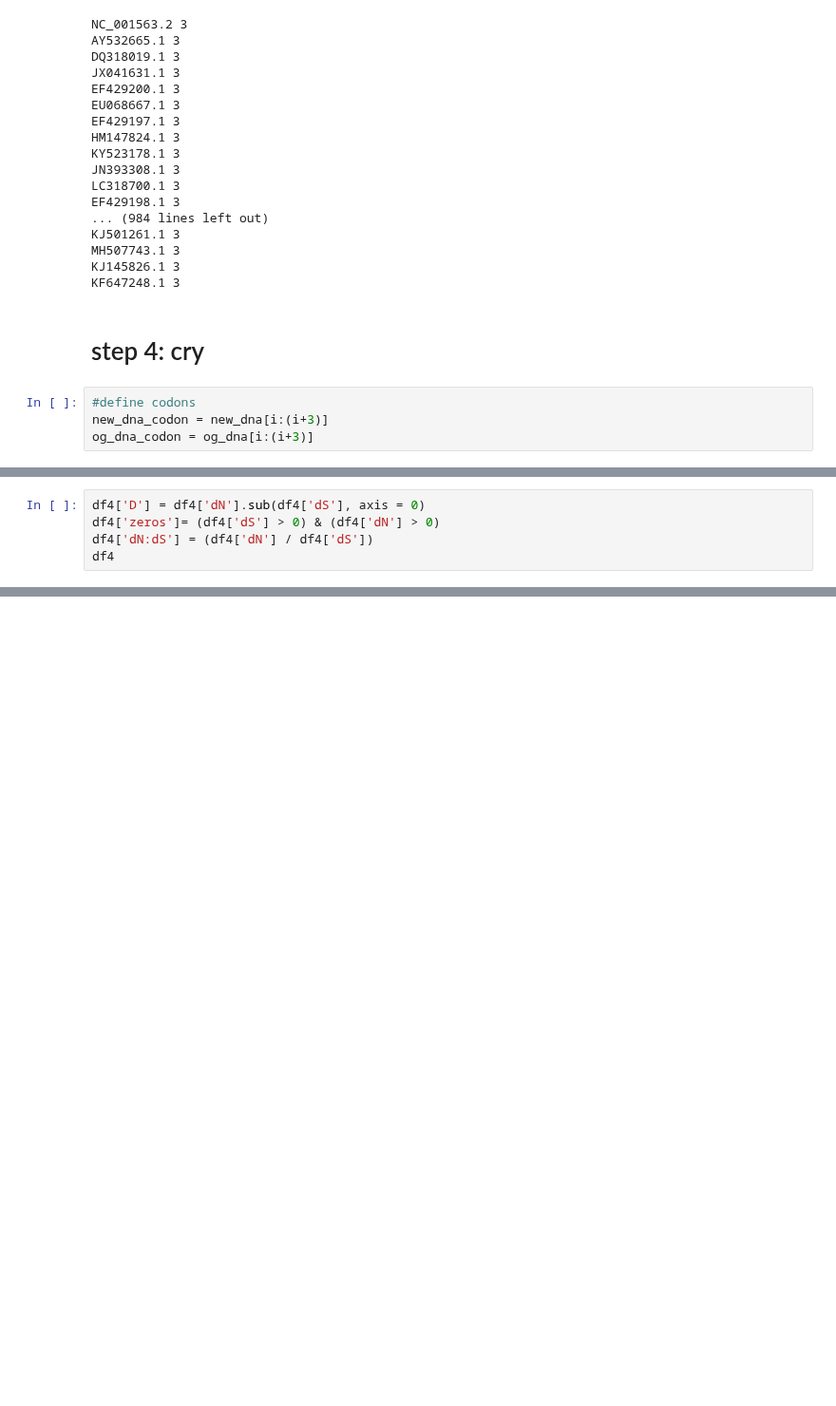
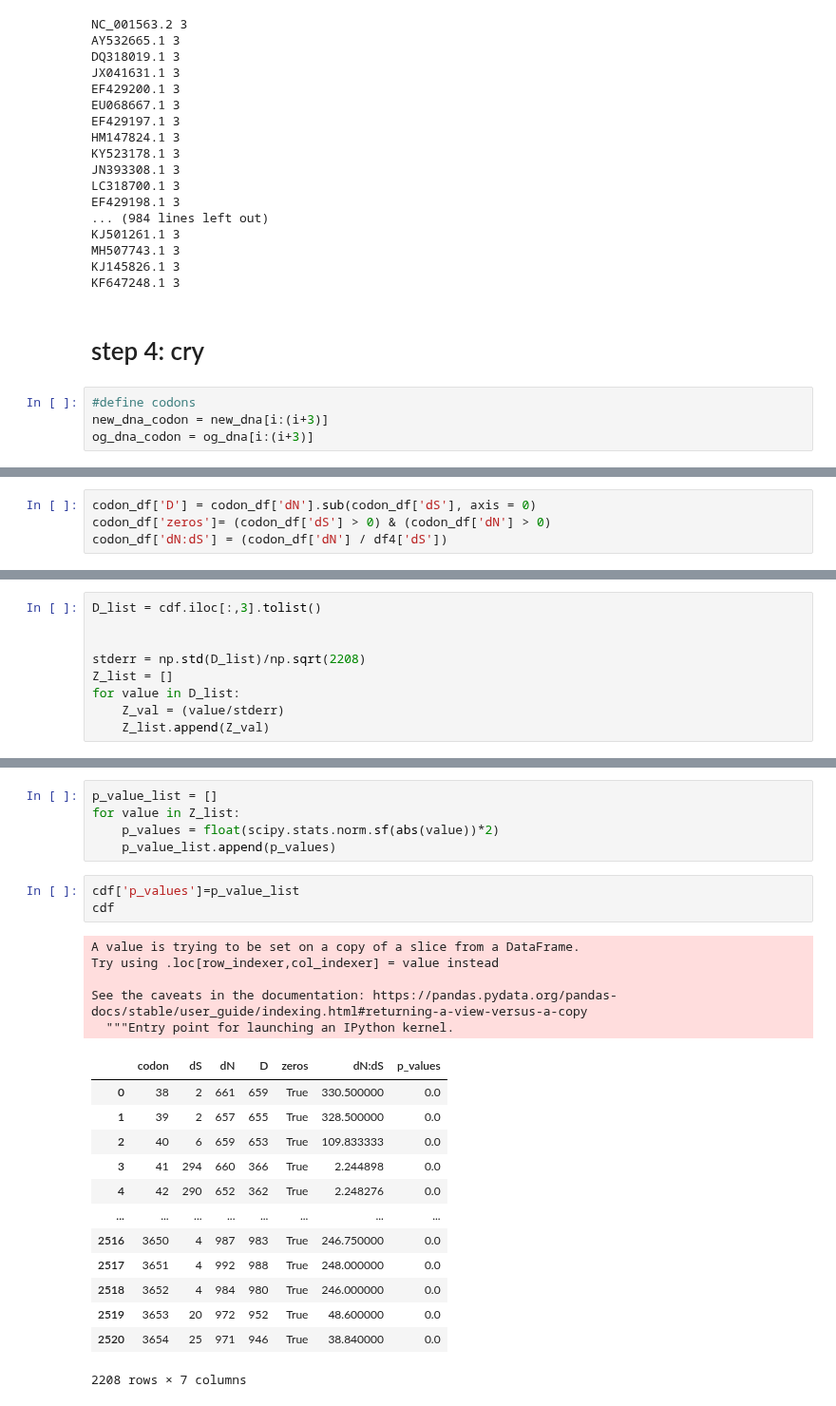
Before and after one commit to chende35/qbb2020-answers, a Jupyter notebook: week4/week4-hw.ipynb, the cells around one changed output, grey strips where cells are left out. Shown at 95% size. Cells and saved outputs as stored; diff of their text form; blank space fills up the shorter version.

```diff
--- a/week4/week4-hw.ipynb
+++ b/week4/week4-hw.ipynb
@@ -218,5 +184,4 @@ df4
 # %%
-df4['D'] = df4['dN'].sub(df4['dS'], axis = 0)
-df4['zeros']= (df4['dS'] > 0) & (df4['dN'] > 0)
-df4['dN:dS'] = (df4['dN'] / df4['dS'])
-df4
+codon_df['D'] = codon_df['dN'].sub(codon_df['dS'], axis = 0)
+codon_df['zeros']= (codon_df['dS'] > 0) & (codon_df['dN'] > 0)
+codon_df['dN:dS'] = (codon_df['dN'] / df4['dS'])
@@ -288,0 +206,9 @@ GTTG-----
+# %%
+D_list = cdf.iloc[:,3].tolist()
+
+
+stderr = np.std(D_list)/np.sqrt(2208)
+Z_list = []
+for value in D_list:
+    Z_val = (value/stderr)
+    Z_list.append(Z_val)
@@ -288,0 +233,27 @@ GTTG-----
+# %%
+p_value_list = []
+for value in Z_list:
+    p_values = float(scipy.stats.norm.sf(abs(value))*2)
+    p_value_list.append(p_values)
+# %%
+cdf['p_values']=p_value_list
+cdf
+# %% [output]
+A value is trying to be set on a copy of a slice from a DataFrame.
+Try using .loc[row_indexer,col_indexer] = value instead
+
+See the caveats in the documentation: https://pandas.pydata.org/pandas-docs/stable/user_guide/indexing.html#returning-a-view-versus-a-copy
+  """Entry point for launching an IPython kernel.
+|  | codon | dS | dN | D | zeros | dN:dS | p_values |
+| 0 | 38 | 2 | 661 | 659 | True | 330.500000 | 0.0 |
+| 1 | 39 | 2 | 657 | 655 | True | 328.500000 | 0.0 |
+| 2 | 40 | 6 | 659 | 653 | True | 109.833333 | 0.0 |
+| 3 | 41 | 294 | 660 | 366 | True | 2.244898 | 0.0 |
+| 4 | 42 | 290 | 652 | 362 | True | 2.248276 | 0.0 |
+| ... | ... | ... | ... | ... | ... | ... | ... |
+| 2516 | 3650 | 4 | 987 | 983 | True | 246.750000 | 0.0 |
+| 2517 | 3651 | 4 | 992 | 988 | True | 248.000000 | 0.0 |
+| 2518 | 3652 | 4 | 984 | 980 | True | 246.000000 | 0.0 |
+| 2519 | 3653 | 20 | 972 | 952 | True | 48.600000 | 0.0 |
+| 2520 | 3654 | 25 | 971 | 946 | True | 38.840000 | 0.0 |
+2208 rows × 7 columns
```
Also changed, not shown: parts of 16 cells of this notebook.
